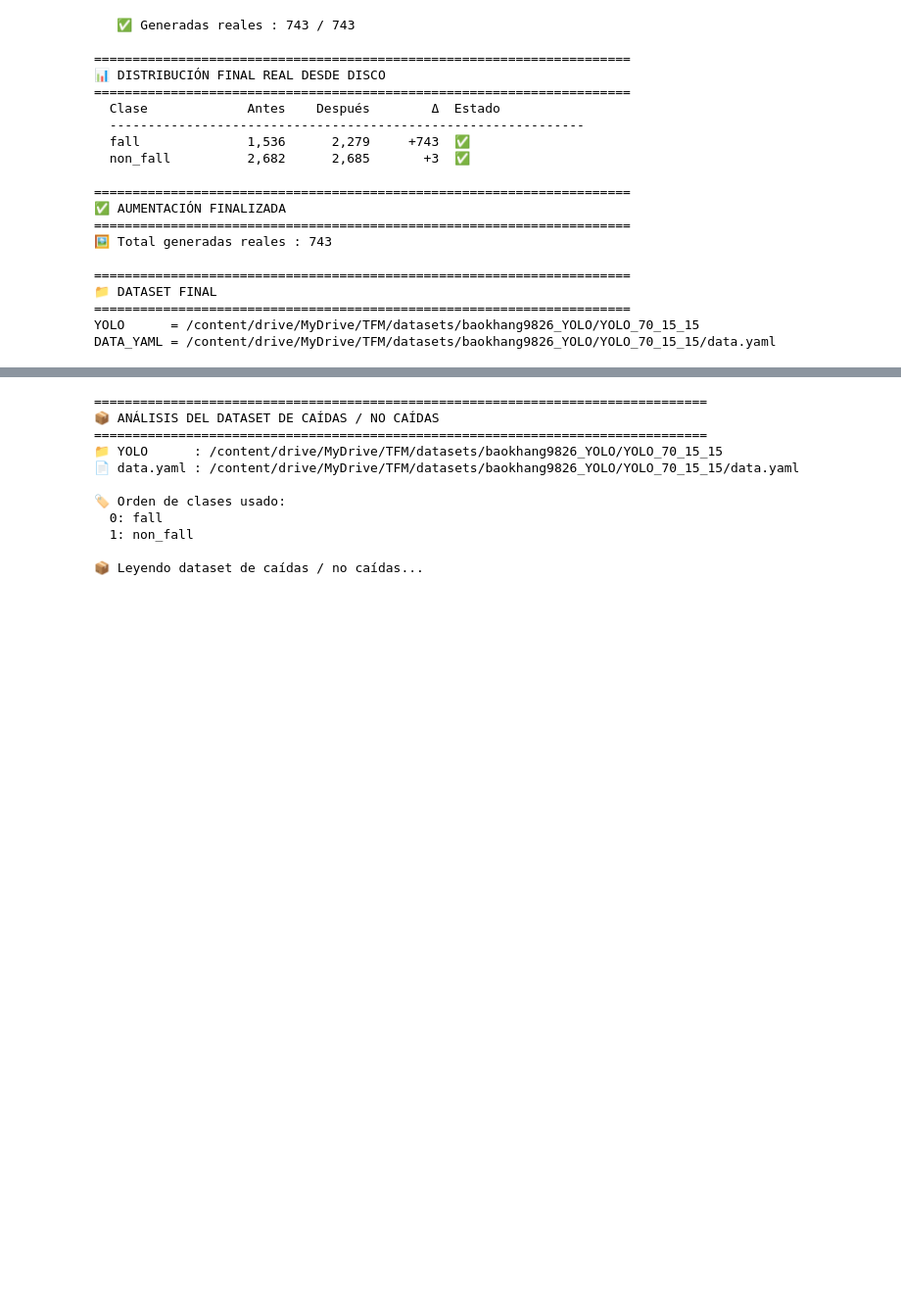
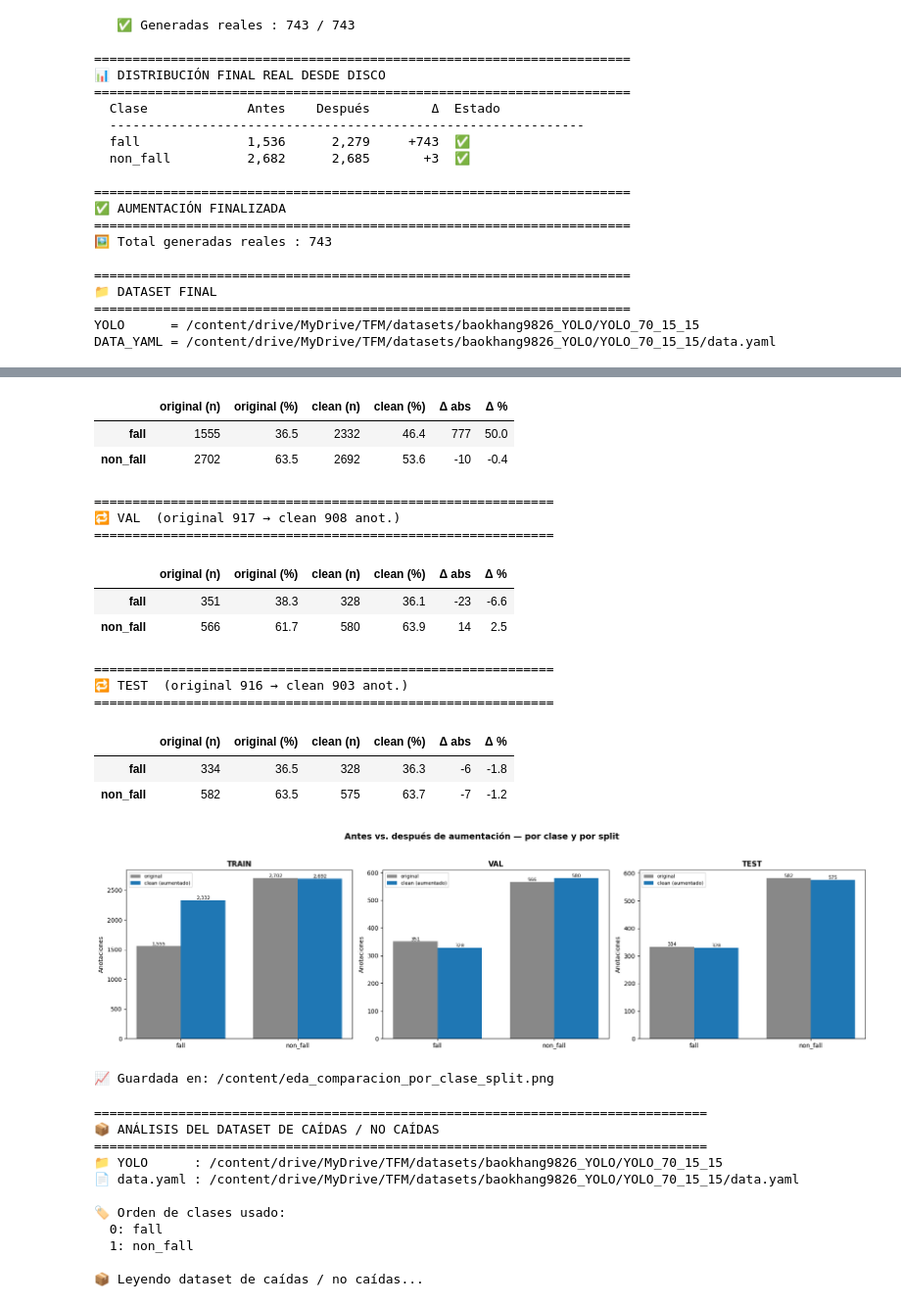
Before and after one commit to willy007BOND/sistema_alertas, a Jupyter notebook: 5_analisis_exploratorio_datos/TFM_EDA_YOLO_Caidas_baokhang9826.ipynb, the cells around one changed output, grey strips where cells are left out. Shown at 98% size. Saved outputs shown, nothing was run; the diff lists cells and outputs as text; code cells hidden in the pictures; blank space fills up the shorter version.

```diff
--- a/5_analisis_exploratorio_datos/TFM_EDA_YOLO_Caidas_baokhang9826.ipynb
+++ b/5_analisis_exploratorio_datos/TFM_EDA_YOLO_Caidas_baokhang9826.ipynb
@@ -3364,0 +3643,63 @@ DATA_YAML = /content/drive/MyDrive/TFM/datasets/baokhang9826_YOLO/YOLO_70_15_15/
+# %%
+# ============================================================
+# Comparación antes (original) vs. después (clean)
+# A NIVEL DE CADA CLASE Y POR CADA SPLIT (train / val / test)
+# Solo lectura / solo grafica — no toca datos
+# ============================================================
+import numpy as np
+import pandas as pd
+import matplotlib.pyplot as plt
+from IPython.display import display
+
+SPLITS = ["train", "val", "test"]
+CLASES = ["fall", "non_fall"]
+
+# ── Datos ───────────────────────────────────────────────────
+# Original (cifras conocidas de antes de aumentar)
+orig = pd.DataFrame(
+    {"train": [1555, 2702], "val": [351, 566], "test": [334, 582]},
+    index=CLASES,
+)
+
+# Clean (del análisis ya ejecutado en esta sesión -> variable `res`)
+clean = res["df_conteo"][SPLITS]
+
+# ── Tabla comparativa por clase, para cada split ───────────
+for split in SPLITS:
+    a, b = orig[split], clean[split]
+    ta, tb = a.sum(), b.sum()
+    comp = pd.DataFrame({
+        "original (n)":  a,
+        "original (%)":  (100 * a / ta).round(1) if ta else 0,
+        "clean (n)":     b,
+        "clean (%)":     (100 * b / tb).round(1) if tb else 0,
+        "Δ abs":         b - a,
+        "Δ %":           np.where(a > 0, (100 * (b - a) / a).round(1), np.nan),
+    })
+    print(f"\n{'='*60}\n🔁 {split.upper()}  (original {ta:,} → clean {tb:,} anot.)\n{'='*60}")
+    display(comp)
+
+# ── Gráfica: una subplot por split, barras por clase ───────
+x = np.arange(len(CLASES)); w = 0.38
+fig, axes = plt.subplots(1, 3, figsize=(18, 5), sharey=False)
+
+for ax, split in zip(axes, SPLITS):
+    a, b = orig[split].values, clean[split].values
+    ax.bar(x - w/2, a, w, label="original", color="#888888")
+    ax.bar(x + w/2, b, w, label="clean (aumentado)", color="#1f77b4")
+    for i, (o, c) in enumerate(zip(a, b)):
+        ax.text(i - w/2, o, f"{o:,}", ha="center", va="bottom", fontsize=8)
+        ax.text(i + w/2, c, f"{c:,}", ha="center", va="bottom", fontsize=8)
+    ax.set_title(f"{split.upper()}", fontweight="bold")
+    ax.set_xticks(x); ax.set_xticklabels(CLASES)
+    ax.set_ylabel("Anotaciones")
+    ax.legend(fontsize=8)
+
+plt.suptitle("Antes vs. después de aumentación — por clase y por split",
+             fontsize=14, fontweight="bold", y=1.03)
+plt.tight_layout()
+plt.savefig("/content/eda_comparacion_por_clase_split.png",
+            dpi=120, bbox_inches="tight")
+plt.show()
+print("\n📈 Guardada en: /content/eda_comparacion_por_clase_split.png")
+# %% [output]
@@ -3365,3 +3709,20 @@ DATA_YAML = /content/drive/MyDrive/TFM/datasets/baokhang9826_YOLO/YOLO_70_15_15/
+|  | original (n) | original (%) | clean (n) | clean (%) | Δ abs | Δ % |
+| fall | 1555 | 36.5 | 2332 | 46.4 | 777 | 50.0 |
+| non_fall | 2702 | 63.5 | 2692 | 53.6 | -10 | -0.4 |
+============================================================
+🔁 VAL  (original 917 → clean 908 anot.)
+============================================================
+|  | original (n) | original (%) | clean (n) | clean (%) | Δ abs | Δ % |
+| fall | 351 | 38.3 | 328 | 36.1 | -23 | -6.6 |
+| non_fall | 566 | 61.7 | 580 | 63.9 | 14 | 2.5 |
+============================================================
+🔁 TEST  (original 916 → clean 903 anot.)
+============================================================
+|  | original (n) | original (%) | clean (n) | clean (%) | Δ abs | Δ % |
+| fall | 334 | 36.5 | 328 | 36.3 | -6 | -1.8 |
+| non_fall | 582 | 63.5 | 575 | 63.7 | -7 | -1.2 |
+[figure, added]
+📈 Guardada en: /content/eda_comparacion_por_clase_split.png
 # %%
 # ============================================================
 # CELDA 6 – Análisis del dataset de CAÍDAS / NO CAÍDAS
```
Also changed, not shown: parts of 8 cells of this notebook, 1 other file.
